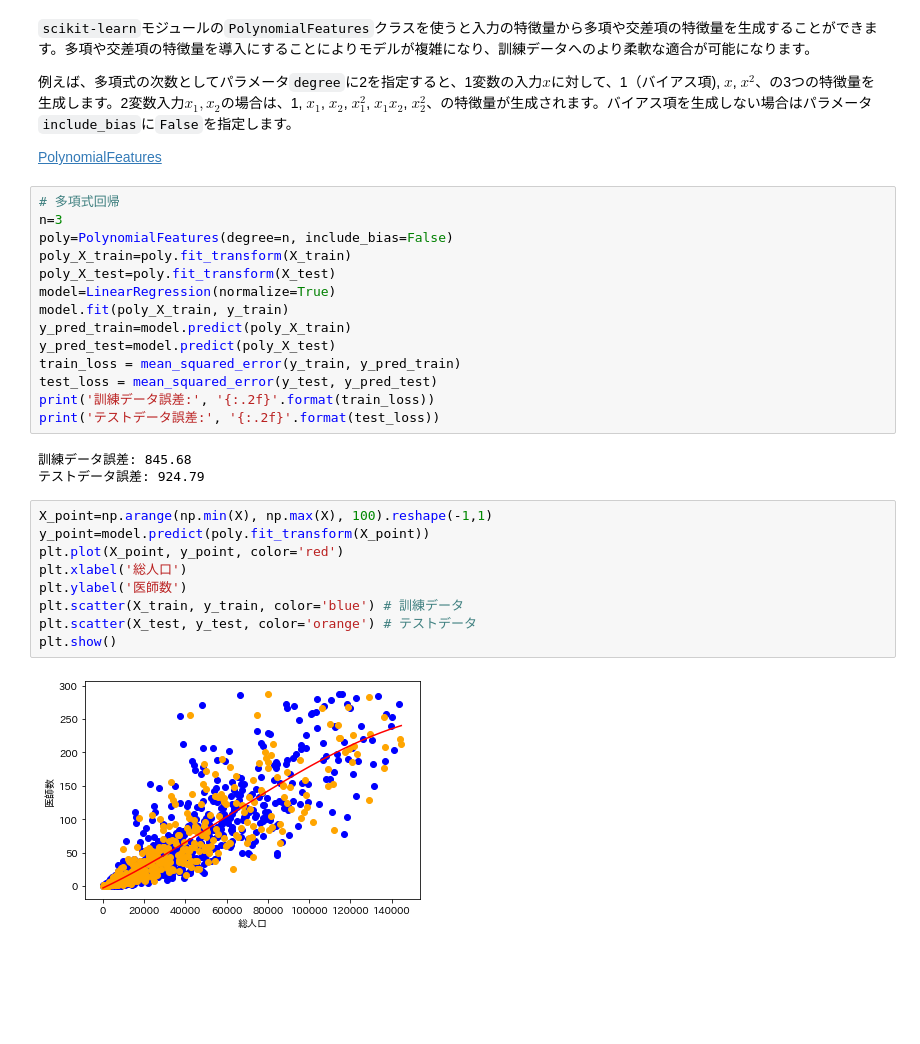
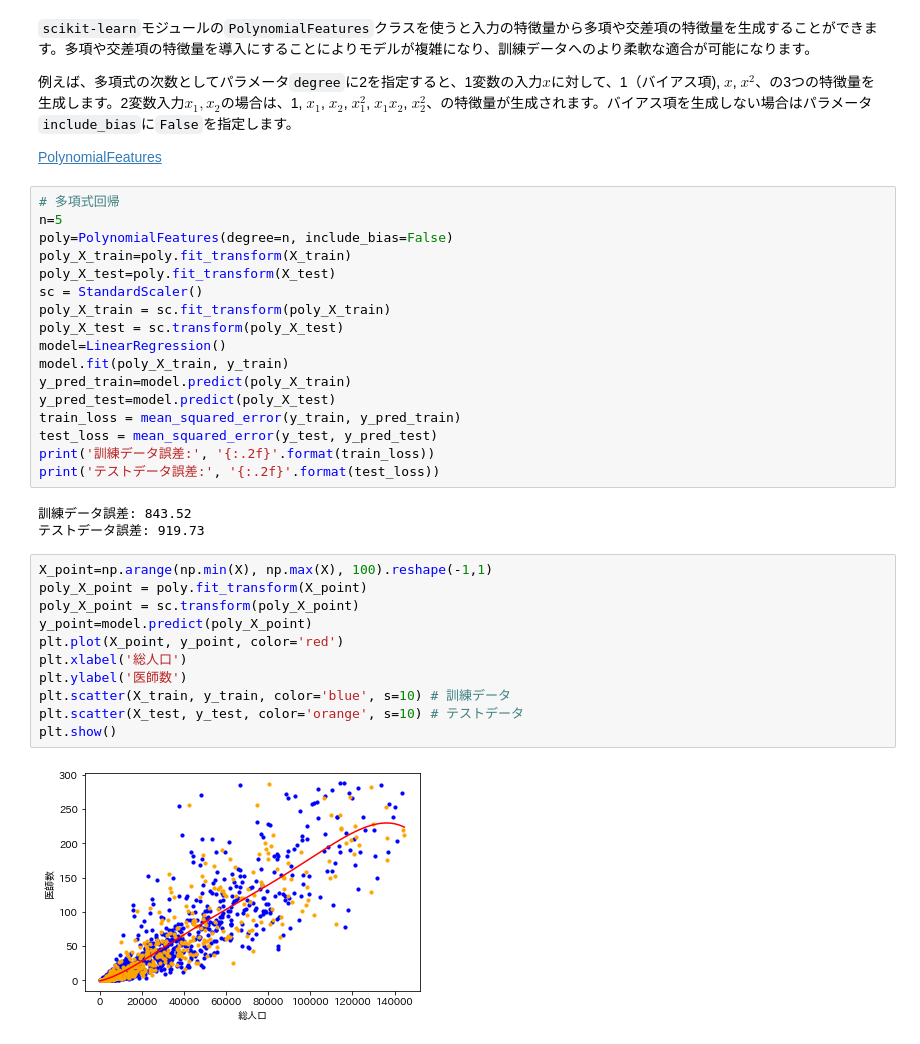
Before and after one commit to UTDataMining/2022A, a Jupyter notebook: lab8/linearregression.ipynb, the cells around one changed output. Saved outputs shown, nothing was run; the diff lists cells and outputs as text; blank space fills up the shorter version.

```diff
--- a/lab8/linearregression.ipynb
+++ b/lab8/linearregression.ipynb
@@ -139,11 +172,14 @@ plt.show()
 [PolynomialFeatures](https://scikit-learn.org/stable/modules/generated/sklearn.preprocessing.PolynomialFeatures.html#sklearn.preprocessing.PolynomialFeatures)
 # %%
 # 多項式回帰
-n=3
+n=5
 poly=PolynomialFeatures(degree=n, include_bias=False)
 poly_X_train=poly.fit_transform(X_train)
 poly_X_test=poly.fit_transform(X_test)
-model=LinearRegression(normalize=True)
+sc = StandardScaler()
+poly_X_train = sc.fit_transform(poly_X_train)
+poly_X_test = sc.transform(poly_X_test)
+model=LinearRegression()
 model.fit(poly_X_train, y_train)
 y_pred_train=model.predict(poly_X_train)
 y_pred_test=model.predict(poly_X_test)
@@ -152,16 +188,18 @@ test_loss = mean_squared_error(y_test, y_pred_test)
 print('訓練データ誤差:', '{:.2f}'.format(train_loss))
 print('テストデータ誤差:', '{:.2f}'.format(test_loss))
 # %% [output]
-訓練データ誤差: 845.68
-テストデータ誤差: 924.79
+訓練データ誤差: 843.52
+テストデータ誤差: 919.73
 # %%
 X_point=np.arange(np.min(X), np.max(X), 100).reshape(-1,1)
-y_point=model.predict(poly.fit_transform(X_point))
+poly_X_point = poly.fit_transform(X_point)
+poly_X_point = sc.transform(poly_X_point)
+y_point=model.predict(poly_X_point)
 plt.plot(X_point, y_point, color='red')
 plt.xlabel('総人口')
 plt.ylabel('医師数')
-plt.scatter(X_train, y_train, color='blue') # 訓練データ
-plt.scatter(X_test, y_test, color='orange') # テストデータ
+plt.scatter(X_train, y_train, color='blue', s=10) # 訓練データ
+plt.scatter(X_test, y_test, color='orange', s=10) # テストデータ
 plt.show()
 # %% [output]
-[figure, old version]
+[figure, new version]
```
Also changed, not shown: parts of 9 cells of this notebook.
